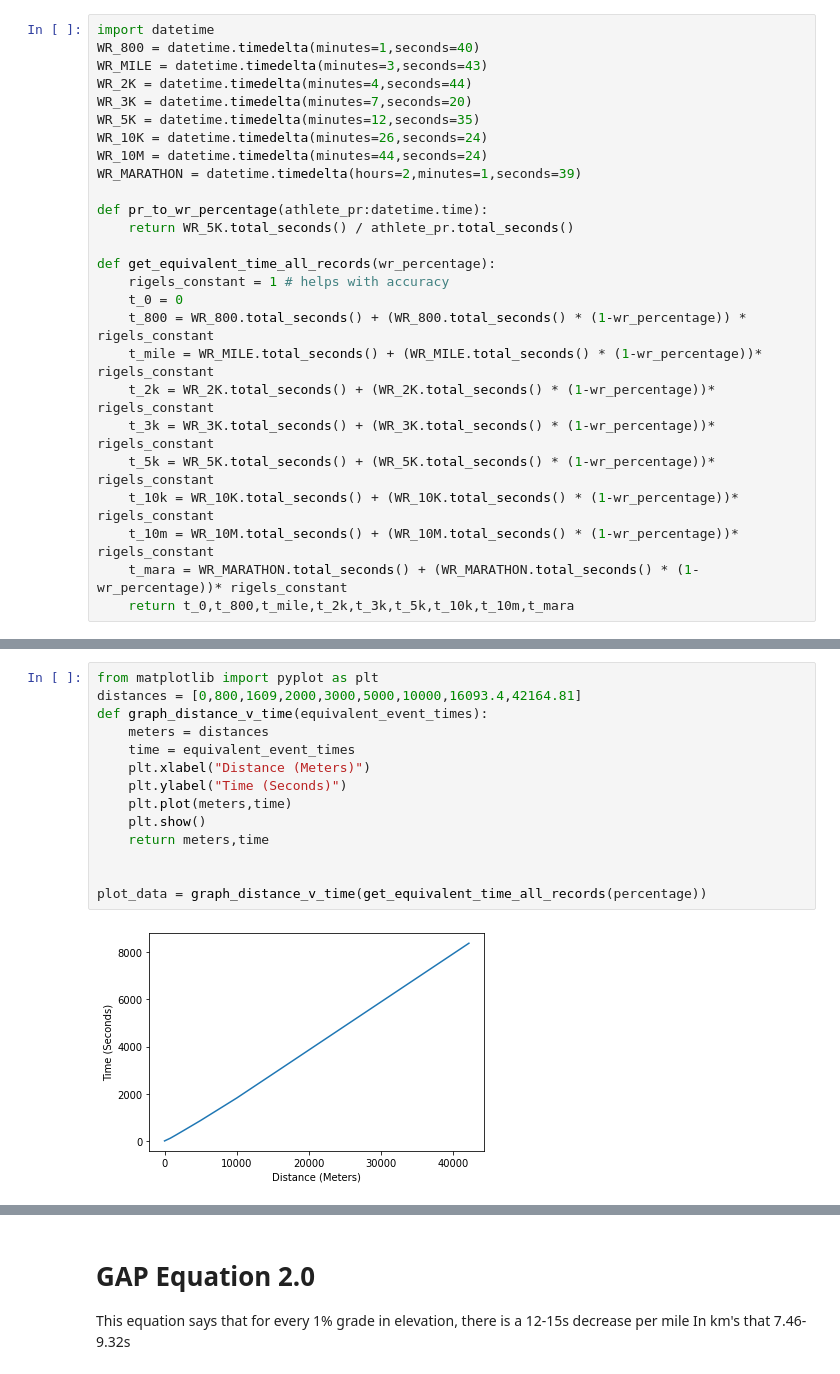
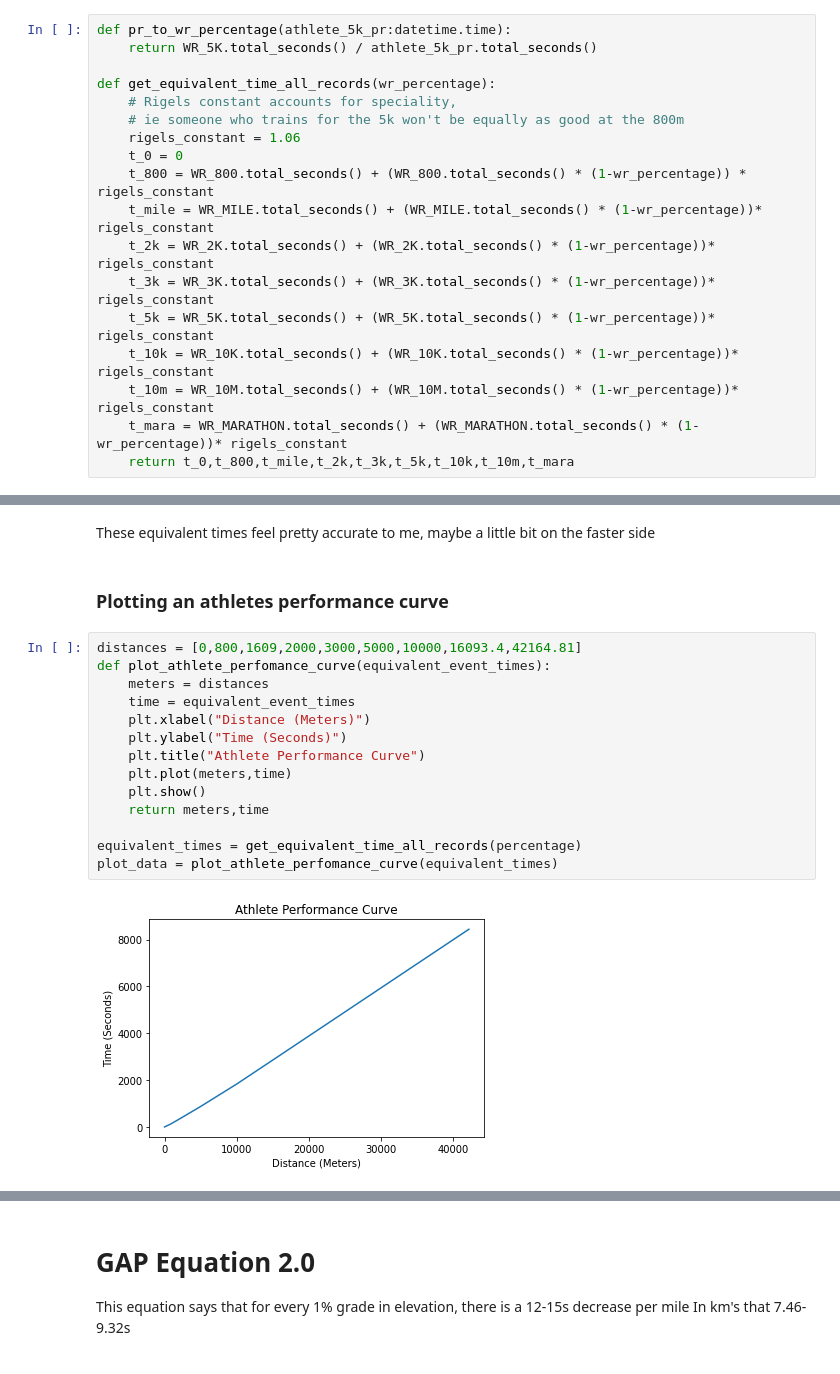
Before and after one commit to jwzj720/Strava_segment_leader_predictor, a Jupyter notebook: experiment_notebooks/athlete_v_segment.ipynb, the cells around one changed output, grey strips where cells are left out. Drawn from its saved outputs; the diff is of its cells as text.

Commit message:
cleaning up my athlete_v_seg code

```diff
--- a/experiment_notebooks/athlete_v_segment.ipynb
+++ b/experiment_notebooks/athlete_v_segment.ipynb
@@ -8,19 +31,11 @@ Plot gap on graph, see if over or under curve
 # %%
-import datetime
-WR_800 = datetime.timedelta(minutes=1,seconds=40)
-WR_MILE = datetime.timedelta(minutes=3,seconds=43)
-WR_2K = datetime.timedelta(minutes=4,seconds=44)
-WR_3K = datetime.timedelta(minutes=7,seconds=20)
-WR_5K = datetime.timedelta(minutes=12,seconds=35)
-WR_10K = datetime.timedelta(minutes=26,seconds=24)
-WR_10M = datetime.timedelta(minutes=44,seconds=24)
-WR_MARATHON = datetime.timedelta(hours=2,minutes=1,seconds=39)
-
-def pr_to_wr_percentage(athlete_pr:datetime.time):
-    return WR_5K.total_seconds() / athlete_pr.total_seconds()
+def pr_to_wr_percentage(athlete_5k_pr:datetime.time):
+    return WR_5K.total_seconds() / athlete_5k_pr.total_seconds()
 
 def get_equivalent_time_all_records(wr_percentage):
-    rigels_constant = 1 # helps with accuracy
+    # Rigels constant accounts for speciality,
+    # ie someone who trains for the 5k won't be equally as good at the 800m
+    rigels_constant = 1.06
     t_0 = 0
     t_800 = WR_800.total_seconds() + (WR_800.total_seconds() * (1-wr_percentage)) * rigels_constant
     t_mile = WR_MILE.total_seconds() + (WR_MILE.total_seconds() * (1-wr_percentage))* rigels_constant
@@ -41,16 +56,20 @@ print(get_equivalent_time_all_records(percentage))
+# %% [markdown]
+These equivalent times feel pretty accurate to me, maybe a little bit on the faster side
+# %% [markdown]
+### Plotting an athletes performance curve
 # %%
-from matplotlib import pyplot as plt
 distances = [0,800,1609,2000,3000,5000,10000,16093.4,42164.81]
-def graph_distance_v_time(equivalent_event_times):
+def plot_athlete_perfomance_curve(equivalent_event_times):
     meters = distances
     time = equivalent_event_times
     plt.xlabel("Distance (Meters)")
     plt.ylabel("Time (Seconds)")
+    plt.title("Athlete Performance Curve")
     plt.plot(meters,time)
     plt.show()
     return meters,time
 
-
-plot_data = graph_distance_v_time(get_equivalent_time_all_records(percentage))
+equivalent_times = get_equivalent_time_all_records(percentage)
+plot_data = plot_athlete_perfomance_curve(equivalent_times)
 # %% [output]
-[figure, old version]
+[figure, new version]
```
Also changed, not shown: parts of 34 cells of this notebook.
